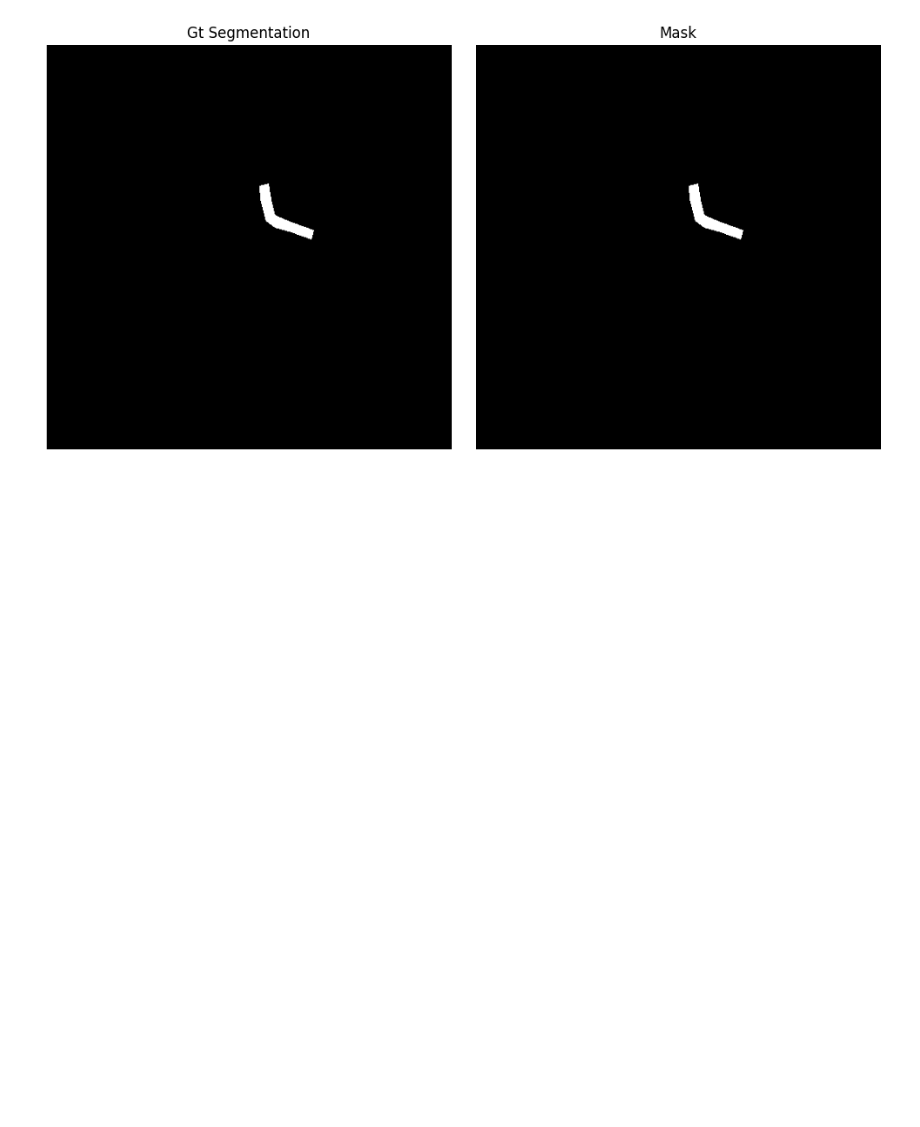
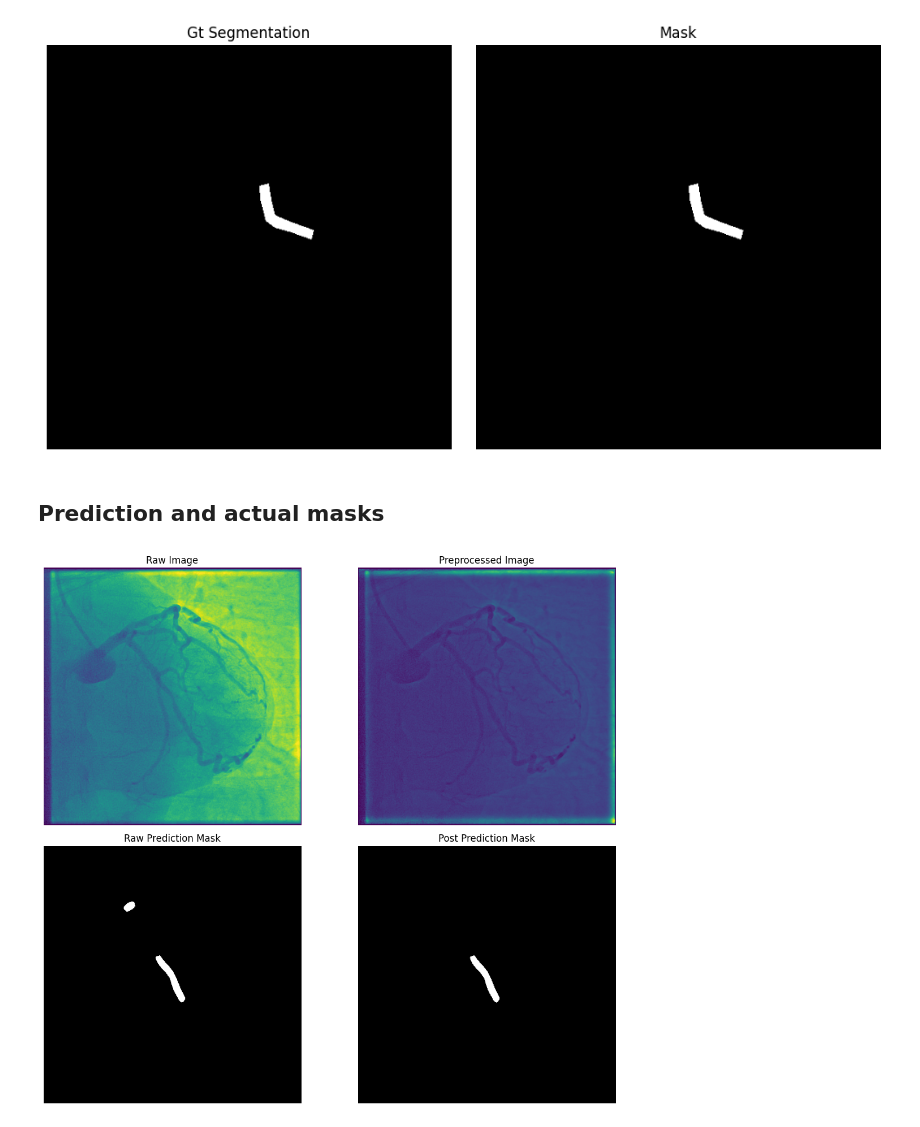
Before and after one commit to jannik1212/StenUNet, a Jupyter notebook: own_notebooks/inspect_masks.ipynb, the cells around one changed output. Cells and saved outputs as stored; diff of their text form; code cells hidden in the pictures; blank space fills up the shorter version.

```diff
--- a/own_notebooks/inspect_masks.ipynb
+++ b/own_notebooks/inspect_masks.ipynb
@@ -96,3 +96,54 @@ plt.tight_layout()
 plt.show()
 # %% [output]
 [figure]
+# %% [markdown]
+## Prediction and actual masks
+# %%
+path_test = "../dataset_test"
+path_raw_data = "raw"
+path_preprocessed_data = "preprocessed"
+path_raw_prediction = "raw_prediction"
+path_post_prediction = "post_prediction"
+
+path_pict = "sten_0000_0000.png"
+path_mask = "sten_0000.png"
+
+full_raw_path = os.path.join(path_test, path_raw_data, path_pict)
+full_preprocessed_path = os.path.join(path_test, path_preprocessed_data, path_pict)
+full_raw_prediction_path = os.path.join(path_test, path_raw_prediction, path_mask)
+full_post_prediction_path = os.path.join(path_test, path_post_prediction, path_mask)
+# %%
+# Load images
+raw_image = Image.open(full_raw_path)
+preprocessed_image = Image.open(full_preprocessed_path)
+raw_prediction_mask = Image.open(full_raw_prediction_path).convert("L")  # Convert mask to grayscale
+post_prediction_mask = Image.open(full_post_prediction_path).convert("L")  # Convert mask to grayscale
+
+# Create 2x2 subplot
+fig, axes = plt.subplots(2, 2, figsize=(12, 10))
+
+# Plot Raw Image
+axes[0, 0].imshow(raw_image)
+axes[0, 0].set_title("Raw Image")
+axes[0, 0].axis("off")
+
+# Plot Preprocessed Image
+axes[0, 1].imshow(preprocessed_image)
+axes[0, 1].set_title("Preprocessed Image")
+axes[0, 1].axis("off")
+
+# Plot Raw Prediction Mask
+axes[1, 0].imshow(raw_prediction_mask, cmap="gray")
+axes[1, 0].set_title("Raw Prediction Mask")
+axes[1, 0].axis("off")
+
+# Plot Post Prediction Mask
+axes[1, 1].imshow(post_prediction_mask, cmap="gray")
+axes[1, 1].set_title("Post Prediction Mask")
+axes[1, 1].axis("off")
+
+# Adjust layout
+plt.tight_layout()
+plt.show()
+# %% [output]
+[figure, added]
```
Also changed, not shown: 6 other files.
